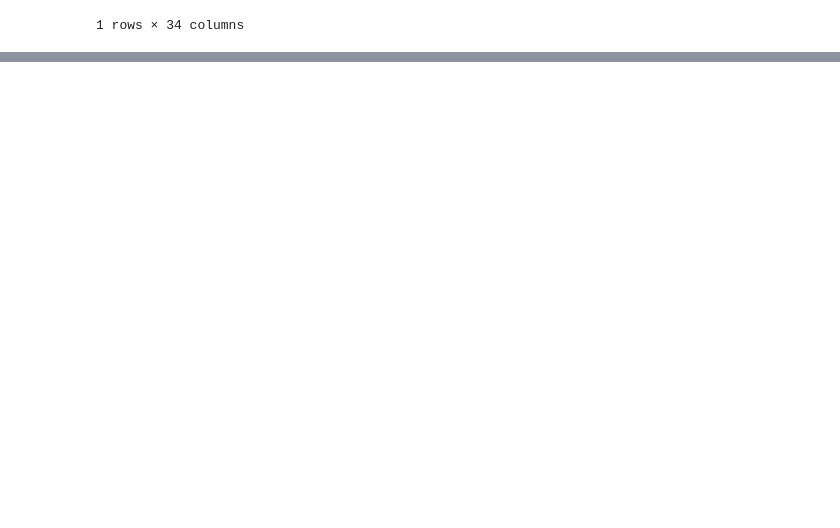
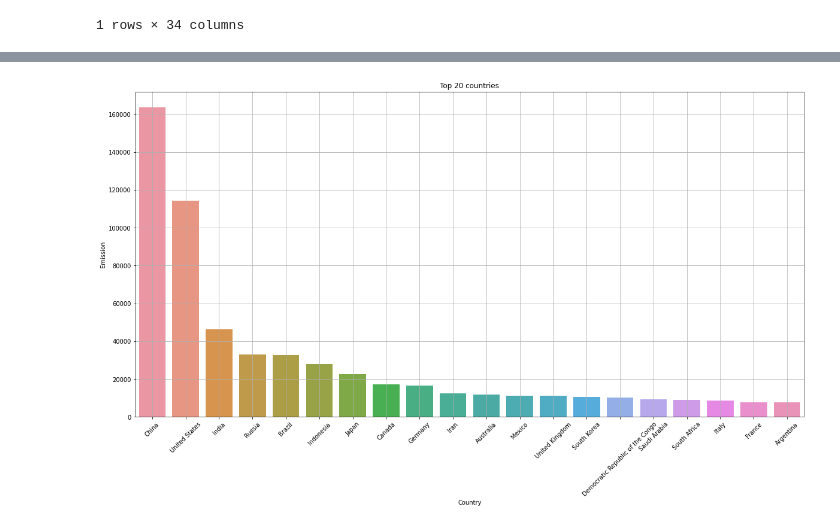
Before and after one commit to chetnachaudhari/kaggle_work, a Jupyter notebook: all-ghg-historical-emissions.ipynb, the cells around one changed output, grey strips where cells are left out. Saved outputs shown, nothing was run; the diff lists cells and outputs as text; code cells hidden in the pictures; blank space fills up the shorter version.

```diff
--- a/all-ghg-historical-emissions.ipynb
+++ b/all-ghg-historical-emissions.ipynb
@@ -117,0 +143,11 @@ px.line(
+# %%
+top_countries = by_country_emissions.groupby(by = 'Country').sum().sort_values(by = 'Emission', ascending = False).head(20)
+top_countries.reset_index(drop = False, inplace = True)
+# %%
+plt.figure(figsize = (20,10))
+sns.barplot(data = top_countries, x = 'Country' , y = 'Emission')
+plt.xticks(rotation = 45)
+plt.title('Top 20 countries')
+plt.grid()
+# %% [output]
+[figure, added]
```
Also changed, not shown: parts of 6 cells of this notebook.
